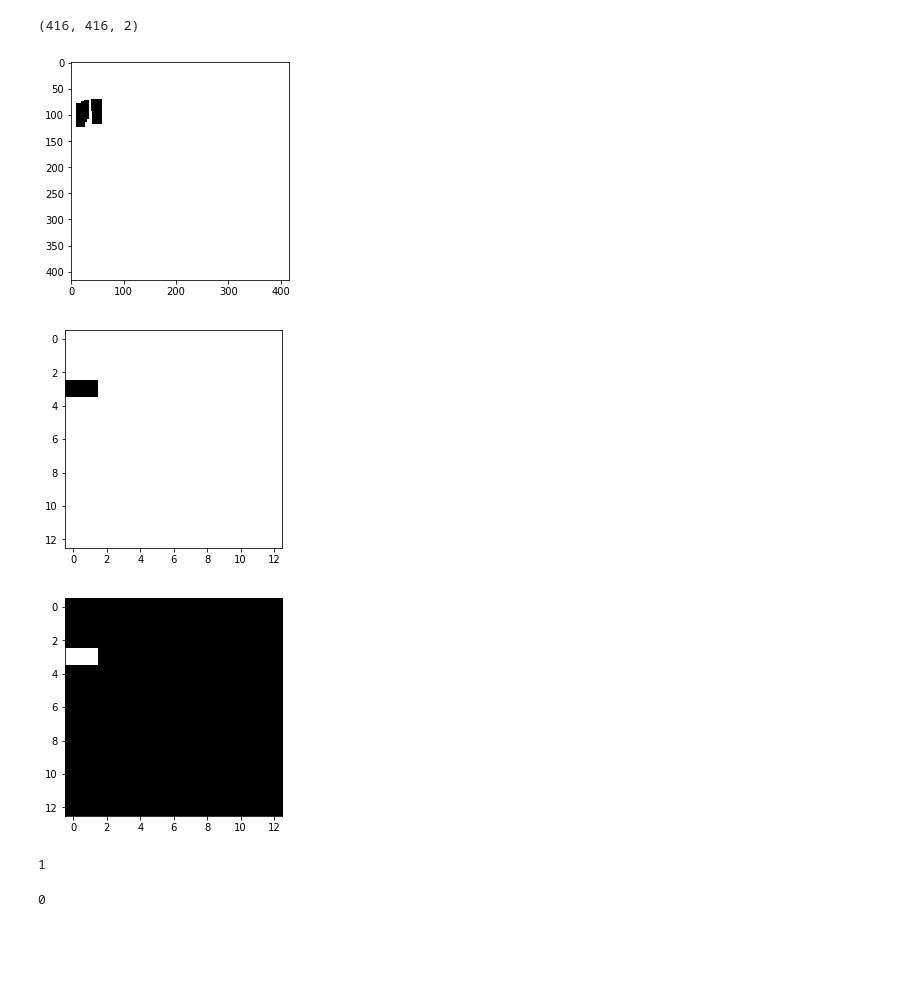
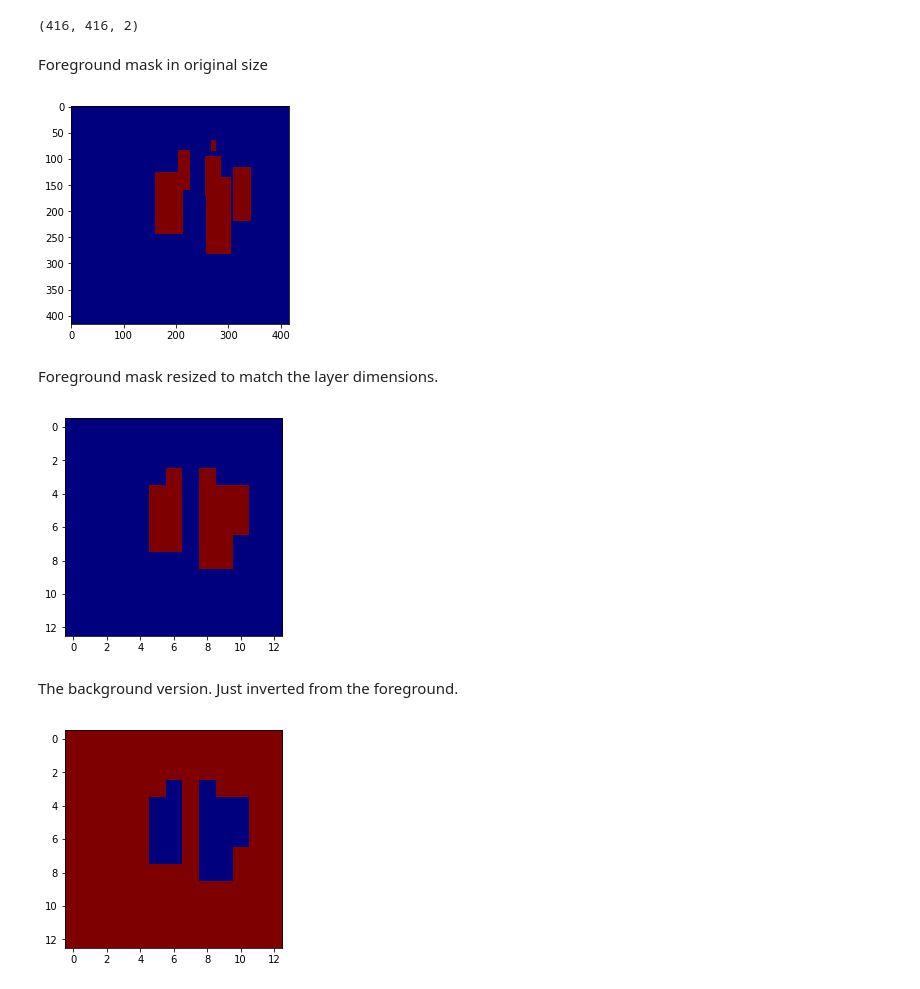
Before and after one commit to gustavovaliati/keras-yolo3, a Jupyter notebook: grv/notebooks/resize_test.ipynb, the cells around one changed output. Cells and saved outputs as stored; diff of their text form; code cells hidden in the pictures; blank space fills up the shorter version.

```diff
--- a/grv/notebooks/resize_test.ipynb
+++ b/grv/notebooks/resize_test.ipynb
@@ -23,3 +16,7 @@ train_txt_sample = [
+# %%
+train_txt_sample = [
+    '/home/gustavo/workspace/datasets/pti/PTI01/C_BLC03-02/0/18/01/08/16/57/18/00150-capture.jpg 246,113,327,296,0 316,50,351,167,0 394,66,440,183,0 395,129,470,354,0 476,100,528,259,0 411,19,426,53,0',
+    ]
 # %%
 def letterbox_image(image, size, black_white=False):
     '''resize image with unchanged aspect ratio using padding'''
@@ -95,24 +92,22 @@ y_mask = get_seg_data(train_txt_sample[0], (480,640), (416,416))
 y_mask.shape
 # %% [output]
 (416, 416, 2)
+# %% [markdown]
+Foreground mask in original size
 # %%
-imgplot = plt.imshow(y_mask[:,:,0],cmap='Greys') # black is foreground
+imgplot = plt.imshow(y_mask[:,:,0],cmap='jet') # red is foreground
 # %% [output]
-[figure, old version]
+[figure, new version]
+# %% [markdown]
+Foreground mask resized to match the layer dimensions.
 # %%
 y_mask = get_seg_data(train_txt_sample[0], (480,640), (13,13))
-imgplot = plt.imshow(y_mask[:,:,0],cmap='Greys') # black is foreground
+imgplot = plt.imshow(y_mask[:,:,0],cmap='jet') # red is foreground
 # %% [output]
-[figure, old version]
+[figure, new version]
+# %% [markdown]
+The background version. Just inverted from the foreground.
 # %%
-imgplot = plt.imshow(y_mask[:,:,1],cmap='Greys') #black is background
+imgplot = plt.imshow(y_mask[:,:,1],cmap='jet') #red is background
 # %% [output]
-[figure, old version]
+[figure, new version]
-# %%
-y_mask[3,0,0]
-# %% [output]
-1
-# %%
-y_mask[5,0,0]
-# %% [output]
-0
```
Also changed, not shown: parts of 4 cells of this notebook, 10 other files.
